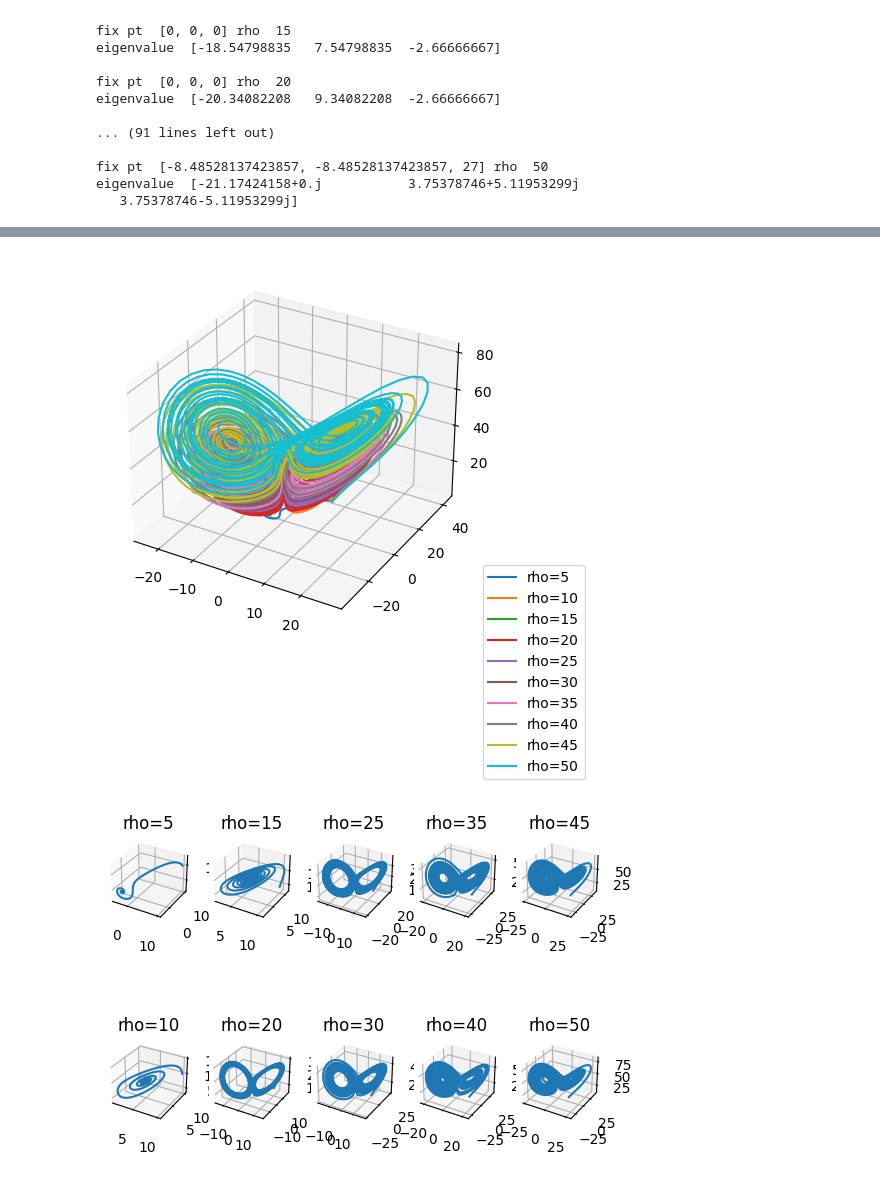
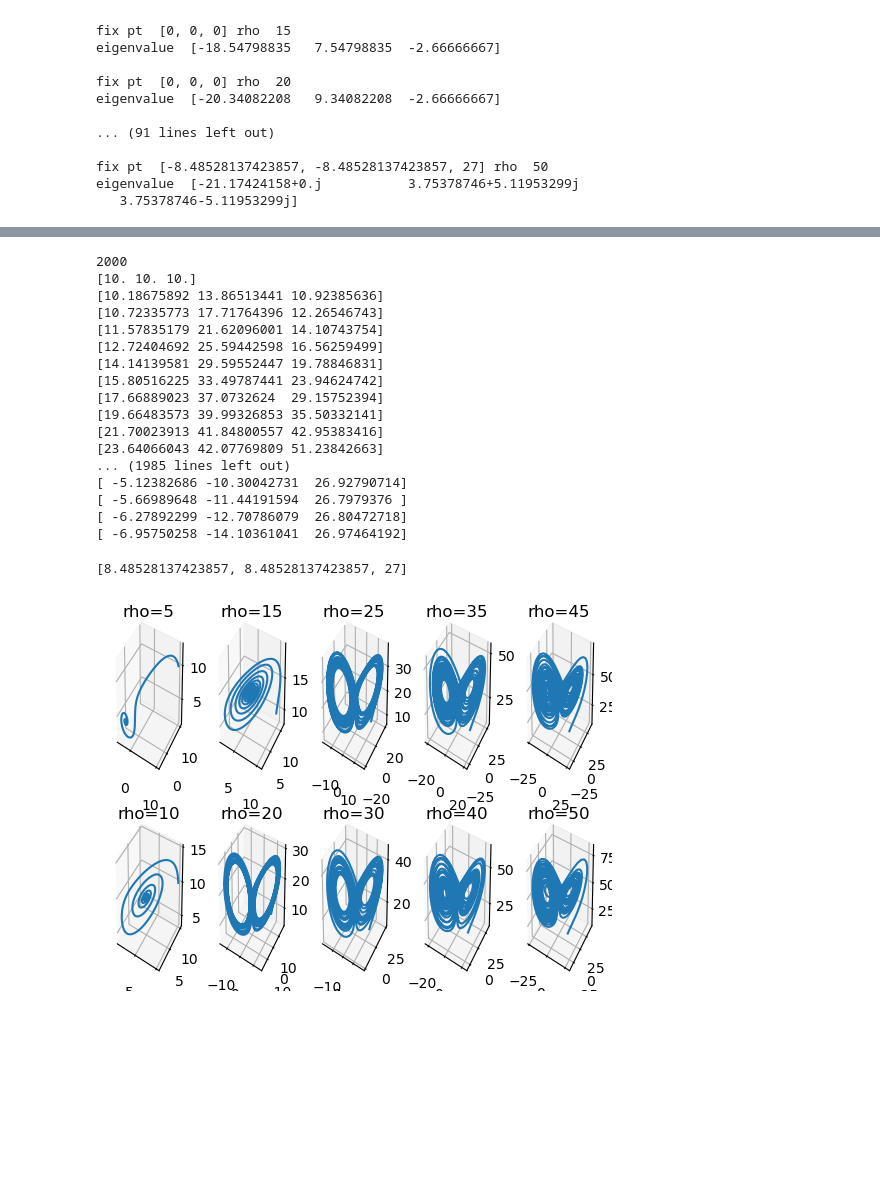
Before and after one commit to holyhenry/uw-me-564-565, a Jupyter notebook: hw4/hw4.ipynb, the cells around one changed output, grey strips where cells are left out. Saved outputs shown, nothing was run; the diff lists cells and outputs as text; code cells hidden in the pictures; blank space fills up the shorter version.

```diff
--- a/hw4/hw4.ipynb
+++ b/hw4/hw4.ipynb
@@ -177,6 +180,8 @@ Modeified by Henry Chang
 import numpy as np
 from matplotlib import pyplot as plt
 from scipy.integrate import solve_ivp
+from mpl_toolkits.mplot3d import Axes3D
+
 
 def lorenz(t, y):
     # y is a three dimensional state-vector
@@ -198,59 +203,90 @@ dt = 0.01
 T = 20
 num_time_pts = int(T / dt)
 t = np.linspace(0, T, num_time_pts)
-ax = plt.figure().add_subplot(projection='3d')  # make a 3D plot
+# ax = plt.figure().add_subplot(projection='3d')  # make a 3D plot
 l = []
 for i, rho in enumerate(rho_m):
     lorenz_solution = solve_ivp(lorenz, (0, T), y0, t_eval=t)
     t = lorenz_solution.t
     y = lorenz_solution.y.T
-    plt.plot(y[:, 0], y[:, 1], y[:, 2])
+    if rho == 50:
+        y_rho50 = y.copy()
+    # plt.plot(y[:, 0], y[:, 1], y[:, 2])
     l.append("rho={}".format(rho))
-plt.legend(l, bbox_to_anchor=(1.0, 0.2), loc="upper left")
-plt.show()
+# plt.legend(l, bbox_to_anchor=(1.0, 0.2), loc="upper left")
+# plt.show()
+
+
+print(len(y_rho50))
+for item in y_rho50:
+        print(item)
 # %% [output]
-[figure, removed]
+2000
+[10. 10. 10.]
+[10.18675892 13.86513441 10.92385636]
+[10.72335773 17.71764396 12.26546743]
+[11.57835179 21.62096001 14.10743754]
+[12.72404692 25.59442598 16.56259499]
+[14.14139581 29.59552447 19.78846831]
+[15.80516225 33.49787441 23.94624742]
+[17.66889023 37.0732624  29.15752394]
+[19.66483573 39.99326853 35.50332141]
+[21.70023913 41.84800557 42.95383416]
+[23.64066043 42.07769809 51.23842663]
+... (1985 lines left out)
+[ -5.12382686 -10.30042731  26.92790714]
+[ -5.66989648 -11.44191594  26.7979376 ]
+[ -6.27892299 -12.70786079  26.80472718]
+[ -6.95750258 -14.10361041  26.97464192]
 # %%
 """
 This part of code is partially referenced from L18_simulateLORENZ.ipynb
 Modeified by Henry Chang
 """
 import numpy as np
+import math
 from matplotlib import pyplot as plt
 from scipy.integrate import solve_ivp
+from mpl_toolkits.mplot3d import Axes3D
 
 def lorenz(t, y):
     # y is a three dimensional state-vector
     dy = [sigma * (y[1] - y[0]),
           y[0] * (rho - y[2]) - y[1],
           y[0] * y[1] - beta * y[2]]
     return np.array(dy)
 
 # Lorenz's parameters (chaotic)
 sigma = 10
 beta = 8 / 3
 rho_m = np.arange(5, 55, 5)
+
+# fixed points
+fix_pts = [[0, 0, 0],
+           [math.sqrt(72), math.sqrt(72), 27],
+           [-math.sqrt(72), -math.sqrt(72), 27]]
 
 # Initial condition
 y0 = [10, 10, 10]
 
 # Compute trajectory
 dt = 0.01
 T = 20
 num_time_pts = int(T / dt)
 t = np.linspace(0, T, num_time_pts)
 fig, axs = plt.subplots(2, 5, subplot_kw={'projection': '3d'})  # make a 3D plot
 for i, rho in enumerate(rho_m):
     lorenz_solution = solve_ivp(lorenz, (0, T), y0, t_eval=t)
     t = lorenz_solution.t
     y = lorenz_solution.y.T
     row = (i) % 2
     col = (i) // 2
     axs[row, col].plot(y[:, 0], y[:, 1], y[:, 2])
     axs[row, col].set_title("rho={}".format(rho))
 plt.show()
 # %% [output]
+[8.48528137423857, 8.48528137423857, 27]
-[figure, old version]
+[figure, new version]
 # %%
 import numpy as np
 from matplotlib import pyplot as plt
```
Also changed, not shown: parts of 4 cells of this notebook.
